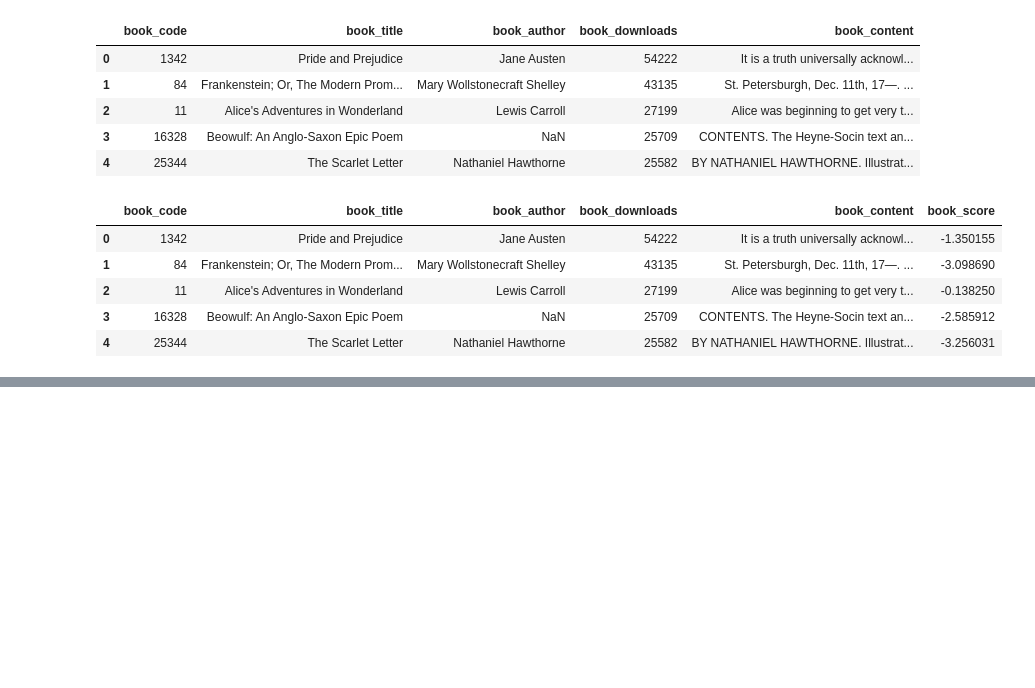
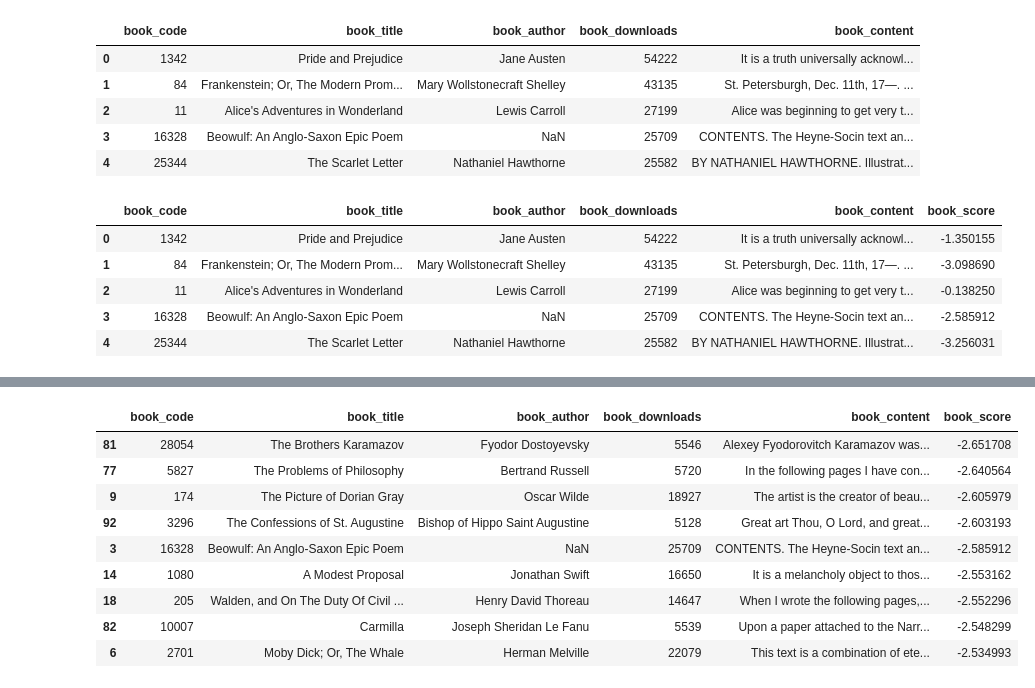
Before and after one commit to Caaarlogan/MSA2021Phase2DataScience, a Jupyter notebook: Top 100 Books Evaluation.ipynb, the cells around one changed output, grey strips where cells are left out. Saved outputs shown, nothing was run; the diff lists cells and outputs as text; code cells hidden in the pictures; blank space fills up the shorter version.

```diff
--- a/Top 100 Books Evaluation.ipynb
+++ b/Top 100 Books Evaluation.ipynb
@@ -90,0 +121,14 @@ df.to_csv('top100books_scored.csv', index=False, encoding="utf-8-sig")
+# %%
+# Year 11
+df_sorted[21:30]
+# %% [output]
+|  | book_code | book_title | book_author | book_downloads | book_content | book_score |
+| 81 | 28054 | The Brothers Karamazov | Fyodor Dostoyevsky | 5546 | Alexey Fyodorovitch Karamazov was... | -2.651708 |
+| 77 | 5827 | The Problems of Philosophy | Bertrand Russell | 5720 | In the following pages I have con... | -2.640564 |
+| 9 | 174 | The Picture of Dorian Gray | Oscar Wilde | 18927 | The artist is the creator of beau... | -2.605979 |
+| 92 | 3296 | The Confessions of St. Augustine | Bishop of Hippo Saint Augustine | 5128 | Great art Thou, O Lord, and great... | -2.603193 |
+| 3 | 16328 | Beowulf: An Anglo-Saxon Epic Poem | NaN | 25709 | CONTENTS. The Heyne-Socin text an... | -2.585912 |
+| 14 | 1080 | A Modest Proposal | Jonathan Swift | 16650 | It is a melancholy object to thos... | -2.553162 |
+| 18 | 205 | Walden, and On The Duty Of Civil ... | Henry David Thoreau | 14647 | When I wrote the following pages,... | -2.552296 |
+| 82 | 10007 | Carmilla | Joseph Sheridan Le Fanu | 5539 | Upon a paper attached to the Narr... | -2.548299 |
+| 6 | 2701 | Moby Dick; Or, The Whale | Herman Melville | 22079 | This text is a combination of ete... | -2.534993 |
```
Also changed, not shown: parts of 5 cells of this notebook, 1 other file.
